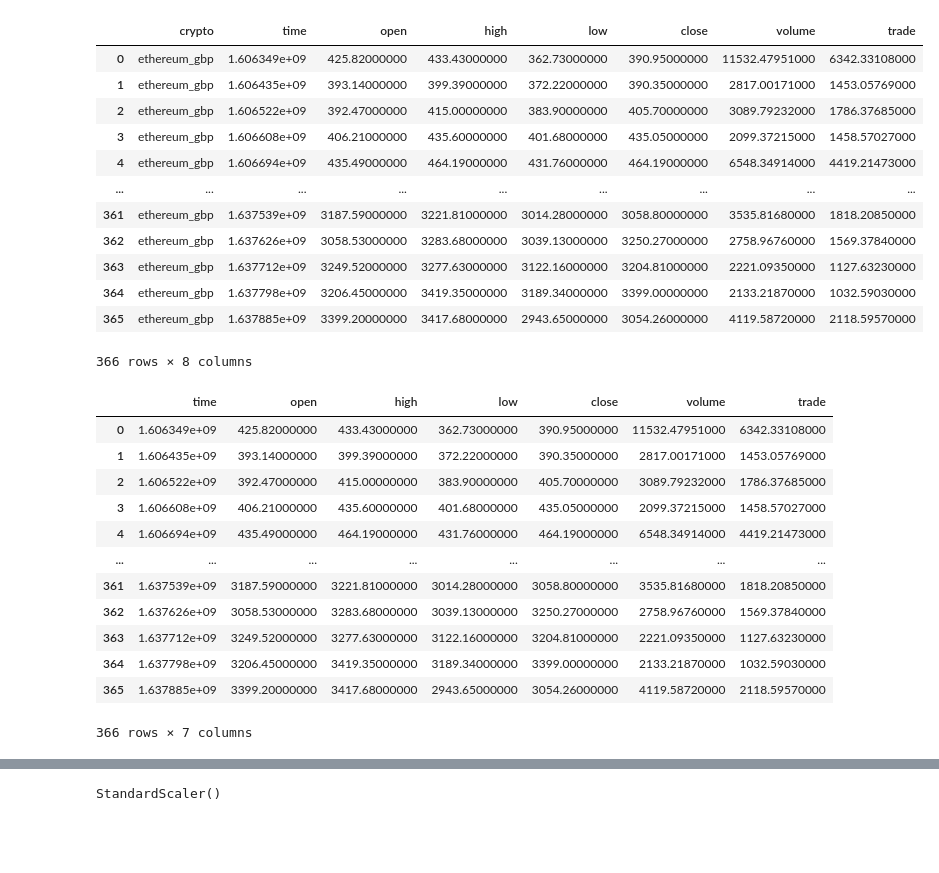
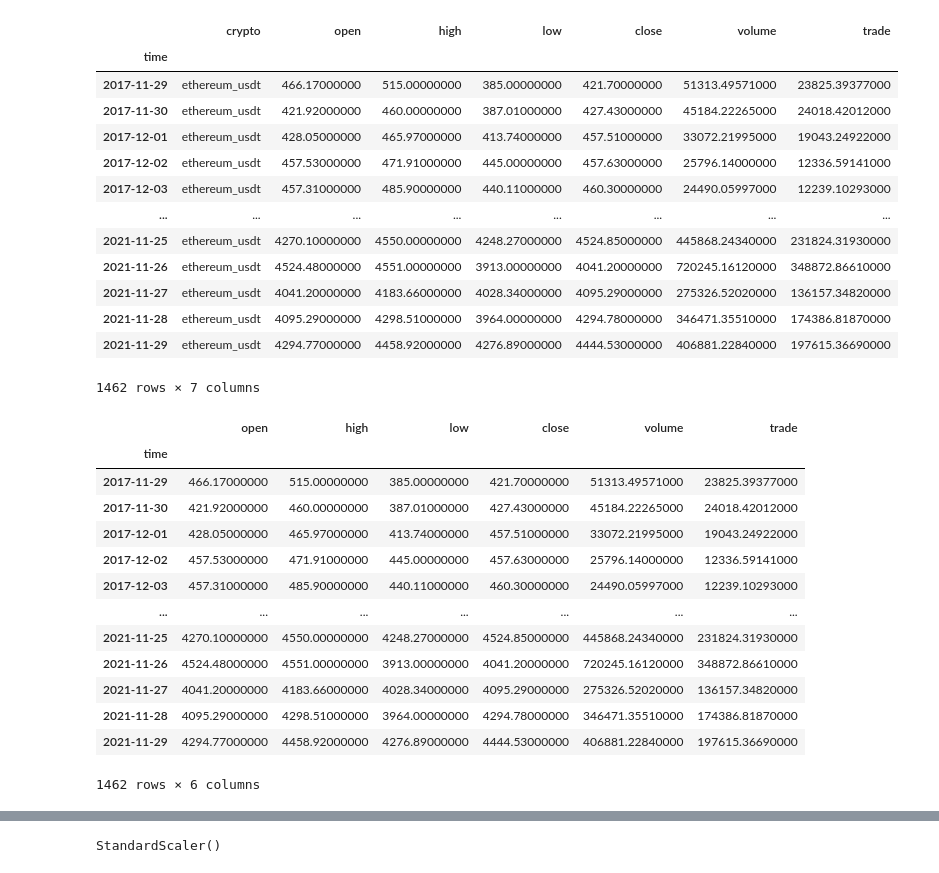
Before and after one commit to TomHOldershaw/Project4, a Jupyter notebook: Abz ethereum linear regression.ipynb, the cells around one changed output, grey strips where cells are left out. Cells and saved outputs as stored; diff of their text form; code cells hidden in the pictures; blank space fills up the shorter version.

```diff
--- a/Abz ethereum linear regression.ipynb
+++ b/Abz ethereum linear regression.ipynb
@@ -43,0 +47,6 @@ data
+# %%
+ethereum_df = data[data["crypto"] == "ethereum_usdt"]
+ethereum_df = ethereum_df.reset_index(drop=True)
+# %%
+ethereum_df["time"] = pd.to_datetime(ethereum_df['time'], unit="s")
+ethereum_df
@@ -44,36 +67,37 @@ data
 # %%
-ethereum_df = data[data["crypto"] == "ethereum_gbp"]
-ethereum_df = ethereum_df.reset_index(drop=True)
+ethereum_df = ethereum_df.set_index("time")
 ethereum_df
 # %% [output]
-|  | crypto | time | open | high | low | close | volume | trade |
-| 0 | ethereum_gbp | 1.606349e+09 | 425.82000000 | 433.43000000 | 362.73000000 | 390.95000000 | 11532.47951000 | 6342.33108000 |
-| 1 | ethereum_gbp | 1.606435e+09 | 393.14000000 | 399.39000000 | 372.22000000 | 390.35000000 | 2817.00171000 | 1453.05769000 |
-| 2 | ethereum_gbp | 1.606522e+09 | 392.47000000 | 415.00000000 | 383.90000000 | 405.70000000 | 3089.79232000 | 1786.37685000 |
-| 3 | ethereum_gbp | 1.606608e+09 | 406.21000000 | 435.60000000 | 401.68000000 | 435.05000000 | 2099.37215000 | 1458.57027000 |
-| 4 | ethereum_gbp | 1.606694e+09 | 435.49000000 | 464.19000000 | 431.76000000 | 464.19000000 | 6548.34914000 | 4419.21473000 |
-| ... | ... | ... | ... | ... | ... | ... | ... | ... |
-| 361 | ethereum_gbp | 1.637539e+09 | 3187.59000000 | 3221.81000000 | 3014.28000000 | 3058.80000000 | 3535.81680000 | 1818.20850000 |
-| 362 | ethereum_gbp | 1.637626e+09 | 3058.53000000 | 3283.68000000 | 3039.13000000 | 3250.27000000 | 2758.96760000 | 1569.37840000 |
-| 363 | ethereum_gbp | 1.637712e+09 | 3249.52000000 | 3277.63000000 | 3122.16000000 | 3204.81000000 | 2221.09350000 | 1127.63230000 |
-| 364 | ethereum_gbp | 1.637798e+09 | 3206.45000000 | 3419.35000000 | 3189.34000000 | 3399.00000000 | 2133.21870000 | 1032.59030000 |
-| 365 | ethereum_gbp | 1.637885e+09 | 3399.20000000 | 3417.68000000 | 2943.65000000 | 3054.26000000 | 4119.58720000 | 2118.59570000 |
+|  | crypto | open | high | low | close | volume | trade |
+| time |  |  |  |  |  |  |  |
+| 2017-11-29 | ethereum_usdt | 466.17000000 | 515.00000000 | 385.00000000 | 421.70000000 | 51313.49571000 | 23825.39377000 |
+| 2017-11-30 | ethereum_usdt | 421.92000000 | 460.00000000 | 387.01000000 | 427.43000000 | 45184.22265000 | 24018.42012000 |
+| 2017-12-01 | ethereum_usdt | 428.05000000 | 465.97000000 | 413.74000000 | 457.51000000 | 33072.21995000 | 19043.24922000 |
+| 2017-12-02 | ethereum_usdt | 457.53000000 | 471.91000000 | 445.00000000 | 457.63000000 | 25796.14000000 | 12336.59141000 |
+| 2017-12-03 | ethereum_usdt | 457.31000000 | 485.90000000 | 440.11000000 | 460.30000000 | 24490.05997000 | 12239.10293000 |
+| ... | ... | ... | ... | ... | ... | ... | ... |
+| 2021-11-25 | ethereum_usdt | 4270.10000000 | 4550.00000000 | 4248.27000000 | 4524.85000000 | 445868.24340000 | 231824.31930000 |
+| 2021-11-26 | ethereum_usdt | 4524.48000000 | 4551.00000000 | 3913.00000000 | 4041.20000000 | 720245.16120000 | 348872.86610000 |
+| 2021-11-27 | ethereum_usdt | 4041.20000000 | 4183.66000000 | 4028.34000000 | 4095.29000000 | 275326.52020000 | 136157.34820000 |
+| 2021-11-28 | ethereum_usdt | 4095.29000000 | 4298.51000000 | 3964.00000000 | 4294.78000000 | 346471.35510000 | 174386.81870000 |
+| 2021-11-29 | ethereum_usdt | 4294.77000000 | 4458.92000000 | 4276.89000000 | 4444.53000000 | 406881.22840000 | 197615.36690000 |
-366 rows × 8 columns
+1462 rows × 7 columns
 # %%
 # drop the crypto column which is just a name
 ethereum_df = ethereum_df.drop("crypto", axis=1)
 ethereum_df
 # %% [output]
-|  | time | open | high | low | close | volume | trade |
-| 0 | 1.606349e+09 | 425.82000000 | 433.43000000 | 362.73000000 | 390.95000000 | 11532.47951000 | 6342.33108000 |
-| 1 | 1.606435e+09 | 393.14000000 | 399.39000000 | 372.22000000 | 390.35000000 | 2817.00171000 | 1453.05769000 |
-| 2 | 1.606522e+09 | 392.47000000 | 415.00000000 | 383.90000000 | 405.70000000 | 3089.79232000 | 1786.37685000 |
-| 3 | 1.606608e+09 | 406.21000000 | 435.60000000 | 401.68000000 | 435.05000000 | 2099.37215000 | 1458.57027000 |
-| 4 | 1.606694e+09 | 435.49000000 | 464.19000000 | 431.76000000 | 464.19000000 | 6548.34914000 | 4419.21473000 |
-| ... | ... | ... | ... | ... | ... | ... | ... |
-| 361 | 1.637539e+09 | 3187.59000000 | 3221.81000000 | 3014.28000000 | 3058.80000000 | 3535.81680000 | 1818.20850000 |
-| 362 | 1.637626e+09 | 3058.53000000 | 3283.68000000 | 3039.13000000 | 3250.27000000 | 2758.96760000 | 1569.37840000 |
-| 363 | 1.637712e+09 | 3249.52000000 | 3277.63000000 | 3122.16000000 | 3204.81000000 | 2221.09350000 | 1127.63230000 |
-| 364 | 1.637798e+09 | 3206.45000000 | 3419.35000000 | 3189.34000000 | 3399.00000000 | 2133.21870000 | 1032.59030000 |
-| 365 | 1.637885e+09 | 3399.20000000 | 3417.68000000 | 2943.65000000 | 3054.26000000 | 4119.58720000 | 2118.59570000 |
+|  | open | high | low | close | volume | trade |
+| time |  |  |  |  |  |  |
+| 2017-11-29 | 466.17000000 | 515.00000000 | 385.00000000 | 421.70000000 | 51313.49571000 | 23825.39377000 |
+| 2017-11-30 | 421.92000000 | 460.00000000 | 387.01000000 | 427.43000000 | 45184.22265000 | 24018.42012000 |
+| 2017-12-01 | 428.05000000 | 465.97000000 | 413.74000000 | 457.51000000 | 33072.21995000 | 19043.24922000 |
+| 2017-12-02 | 457.53000000 | 471.91000000 | 445.00000000 | 457.63000000 | 25796.14000000 | 12336.59141000 |
+| 2017-12-03 | 457.31000000 | 485.90000000 | 440.11000000 | 460.30000000 | 24490.05997000 | 12239.10293000 |
+| ... | ... | ... | ... | ... | ... | ... |
+| 2021-11-25 | 4270.10000000 | 4550.00000000 | 4248.27000000 | 4524.85000000 | 445868.24340000 | 231824.31930000 |
+| 2021-11-26 | 4524.48000000 | 4551.00000000 | 3913.00000000 | 4041.20000000 | 720245.16120000 | 348872.86610000 |
+| 2021-11-27 | 4041.20000000 | 4183.66000000 | 4028.34000000 | 4095.29000000 | 275326.52020000 | 136157.34820000 |
+| 2021-11-28 | 4095.29000000 | 4298.51000000 | 3964.00000000 | 4294.78000000 | 346471.35510000 | 174386.81870000 |
+| 2021-11-29 | 4294.77000000 | 4458.92000000 | 4276.89000000 | 4444.53000000 | 406881.22840000 | 197615.36690000 |
-366 rows × 7 columns
+1462 rows × 6 columns
```
Also changed, not shown: parts of 32 cells of this notebook.
